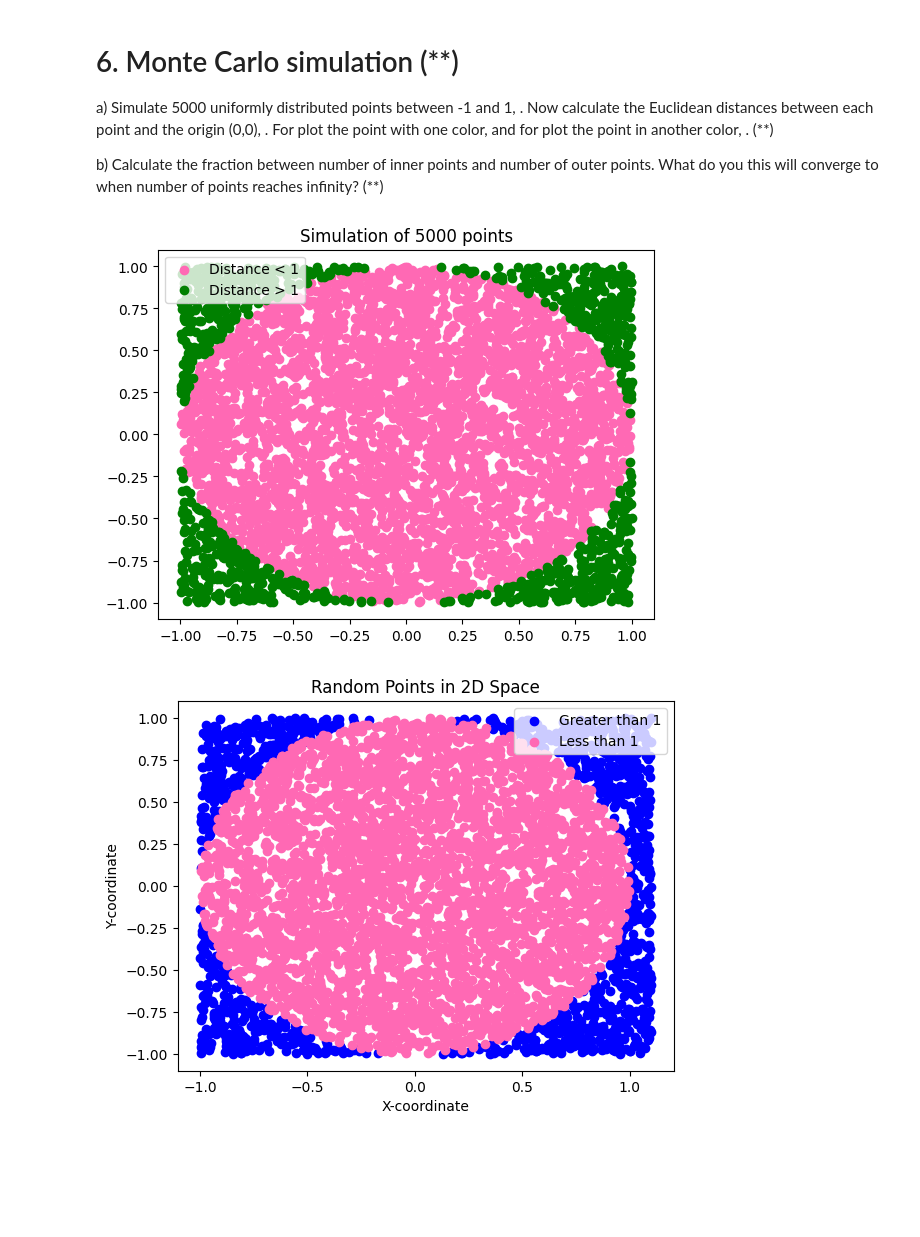
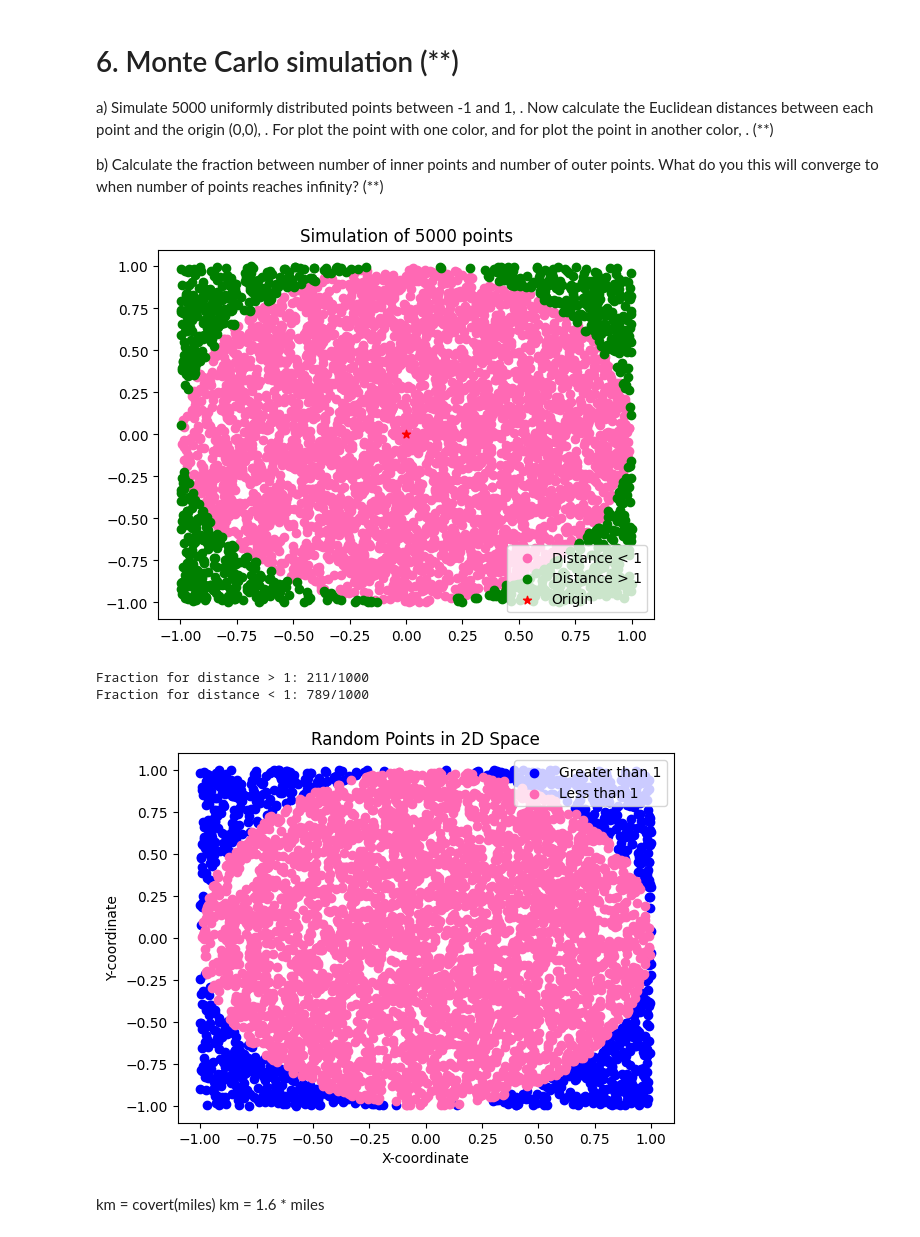
Before and after one commit to DeerBay/Python-Julia-Sjoholm, a Jupyter notebook: Exercises/04-list-exercise.ipynb, the cells around one changed output. Cells and saved outputs as stored; diff of their text form; code cells hidden in the pictures; blank space fills up the shorter version.

```diff
--- a/Exercises/04-list-exercise.ipynb
+++ b/Exercises/04-list-exercise.ipynb
@@ -190,24 +190,34 @@ plt.show()
 
   b) Calculate the fraction between number of inner points and number of outer points. What do you this will converge to when number of points reaches infinity? (**)
 # %%
+# a)
+
 import numpy as np
 import matplotlib.pyplot as plt
-import math
-def euclidean_distance(point1, point2):
-    return math.sqrt(point1**2+point2**2)
+from fractions import Fraction as frac
 
 x = np.random.uniform(-1, 1, 5000)
 y = np.random.uniform(-1, 1, 5000)
+z = (0,0)
 
-distances = np.sqrt(x**2 + y**2)
+distances = np.sqrt(x**2 + y**2) # when origin is 0,0
 
 plt.title('Simulation of 5000 points')
 plt.scatter(x[distances < 1], y[distances < 1], color='Hotpink', label='Distance < 1')
 plt.scatter(x[distances > 1], y[distances > 1], color='green', label='Distance > 1')
+plt.scatter(z[0], z[1], marker= '*', color='red', label='Origin')
 plt.legend()
 plt.show()
+
+# b)
+distance_greater_than = len(x[distances < 1])
+distance_less_than = len(x[distances > 1])
+print(f"Fraction for distance > 1: {frac(distance_less_than, 5000)}")
+print(f"Fraction for distance < 1: {frac(distance_greater_than, 5000)}")
 # %% [output]
-[figure, old version]
+[figure, new version]
+Fraction for distance > 1: 211/1000
+Fraction for distance < 1: 789/1000
 # %%
 import random
 import math
@@ -217,7 +227,7 @@ def euclidean_distance(point1, point2):
     return math.sqrt((point1[0] - point2[0])**2 + (point1[1] - point2[1])**2)
 
 # Simulate 5000 uniformly distributed points between -1 and 1
-points = [(random.uniform(-1, 1.1), random.uniform(-1, 1)) for _ in range(5000)]
+points = [(random.uniform(-1, 1), random.uniform(-1, 1)) for _ in range(5000)]
 
 # Calculate distances to the origin (0, 0) using the euclidean_distance function
 origin = (0, 0)
@@ -241,4 +251,7 @@ plt.ylabel('Y-coordinate')
 plt.legend()
 plt.show()
 # %% [output]
-[figure, old version]
+[figure, new version]
+# %% [markdown]
+km = covert(miles)
+km = 1.6 * miles
```
Also changed, not shown: parts of 3 cells of this notebook.
